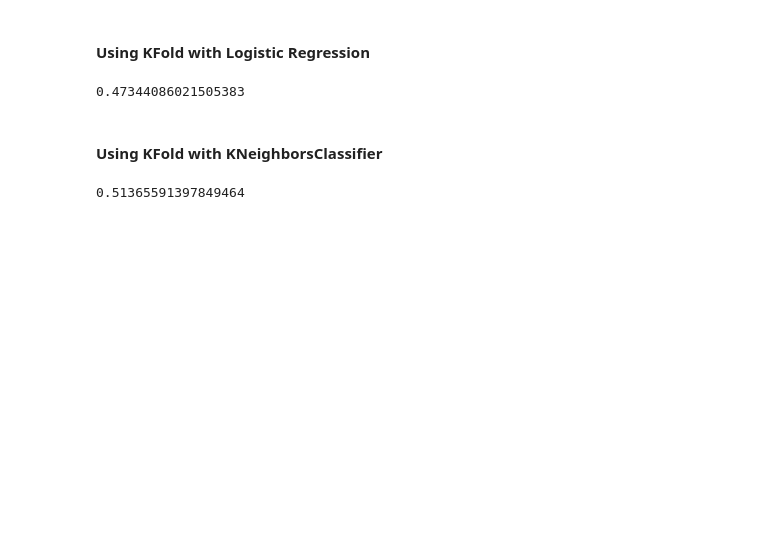
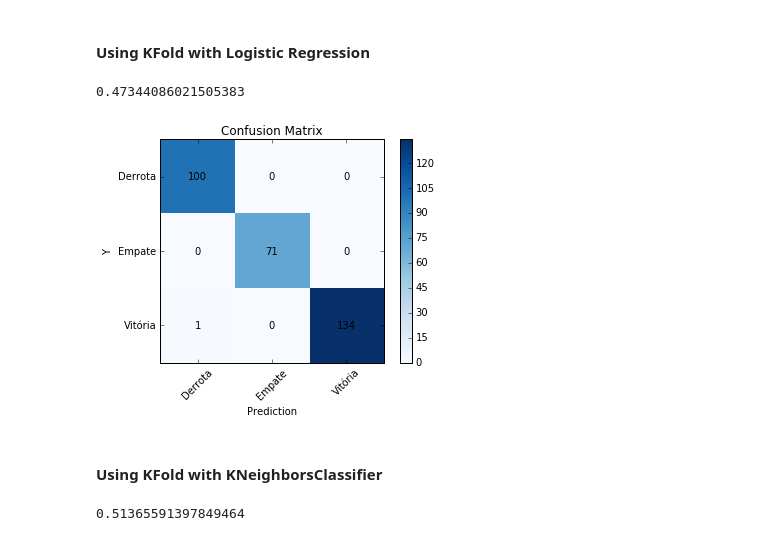
Before and after one commit to hugdiniz/SoccerMiningLeague, a Jupyter notebook: src/predict result one league one season with players.ipynb, the cells around one changed output. Cells and saved outputs as stored; diff of their text form; code cells hidden in the pictures; blank space fills up the shorter version.

```diff
--- a/src/predict result one league one season with players.ipynb
+++ b/src/predict result one league one season with players.ipynb
@@ -128,6 +145,12 @@ clf = LogisticRegression(penalty='l1')
 np.mean(cross_val_score(clf,inputs,outputs,cv=10))
 # %% [output]
 0.47344086021505383
+# %%
+clf.fit(inputs, outputs)
+y_predict = clf.predict(inputs)
+plotConfusionMatrix(outputs, y_predict)
+# %% [output]
+[figure, added]
 # %% [markdown]
 #### Using KFold with KNeighborsClassifier
 # %%
```
Also changed, not shown: parts of 5 cells of this notebook, 1 other file.
